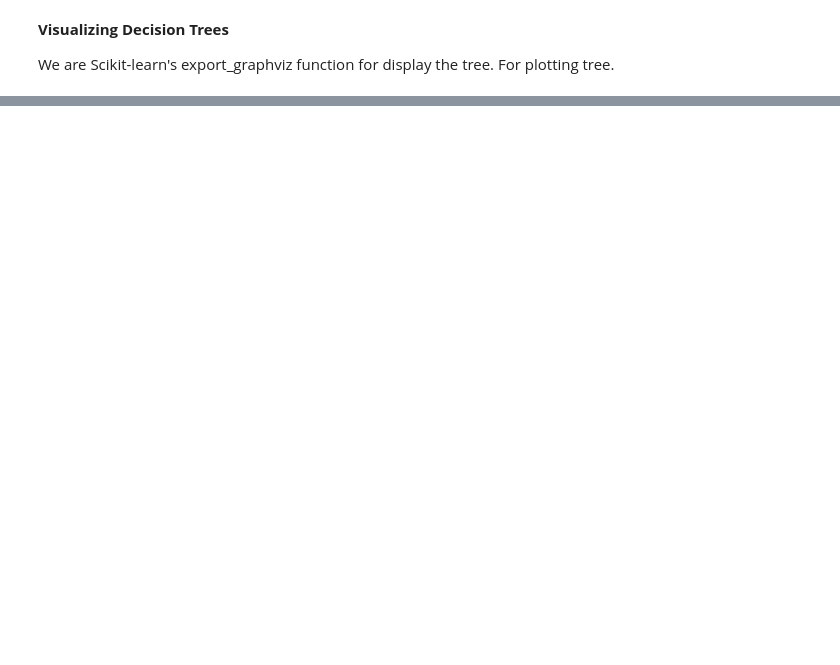
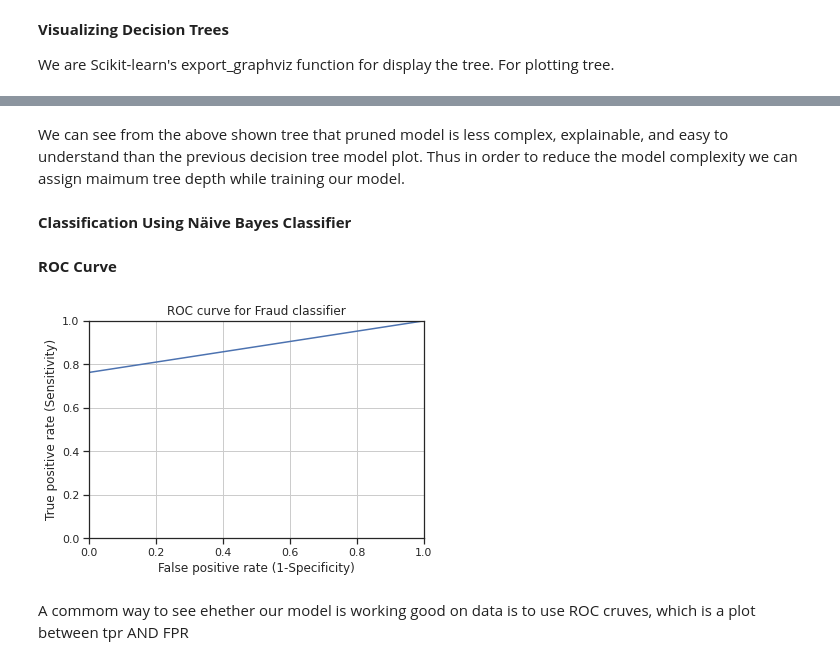
Before and after one commit to jrakhshanda/Machine-Learning-Projects, a Jupyter notebook: FraudDetection.ipynb, the cells around one changed output, grey strips where cells are left out. Drawn from its saved outputs; the diff is of its cells as text; code cells hidden in the pictures; blank space fills up the shorter version.

```diff
--- a/FraudDetection.ipynb
+++ b/FraudDetection.ipynb
@@ -160,0 +194,20 @@ Image(graph.create_png())
+# %% [markdown]
+We can see from the above shown tree that pruned model is less complex, explainable, and easy to understand than the previous decision tree model plot. Thus in order to reduce the model complexity we can assign maimum tree depth while training our model.
+# %% [markdown]
+**Classification Using Näive Bayes Classifier**
+# %% [markdown]
+**ROC Curve**
+# %%
+from sklearn.metrics import roc_curve
+fpr, tpr, thresholds = roc_curve(y_test, y_pred)
+plt.plot(fpr,tpr)
+plt.xlim([0.0, 1.0])
+plt.ylim([0.0, 1.0])
+plt.title('ROC curve for Fraud classifier')
+plt.xlabel('False positive rate (1-Specificity)')
+plt.ylabel('True positive rate (Sensitivity)')
+plt.grid(True)
+# %% [output]
+[figure, added]
+# %% [markdown]
+A commom way to see ehether our model is working good on data is to use ROC cruves, which is a plot between tpr AND FPR
```
Also changed, not shown: parts of 14 cells of this notebook.
